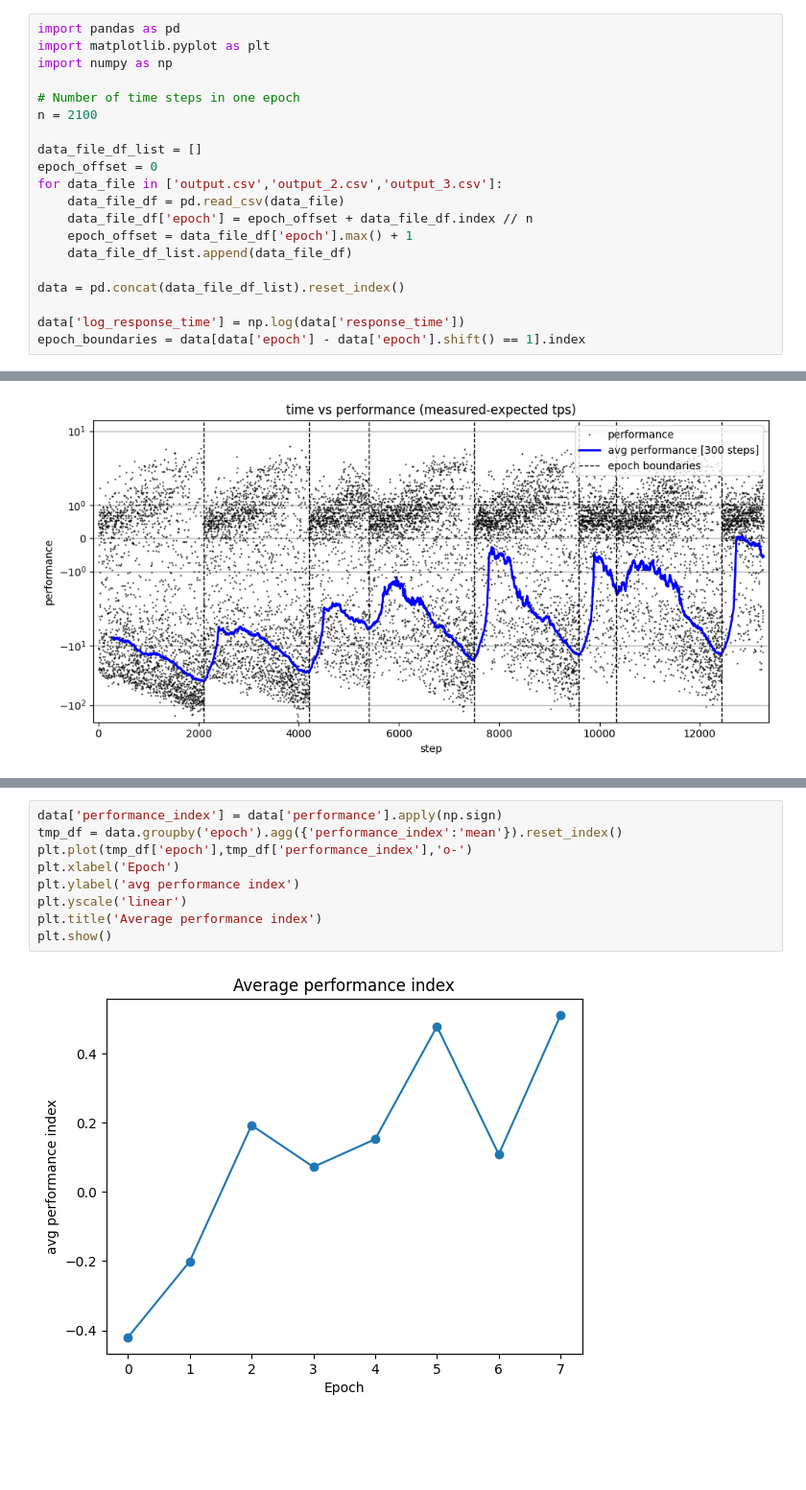
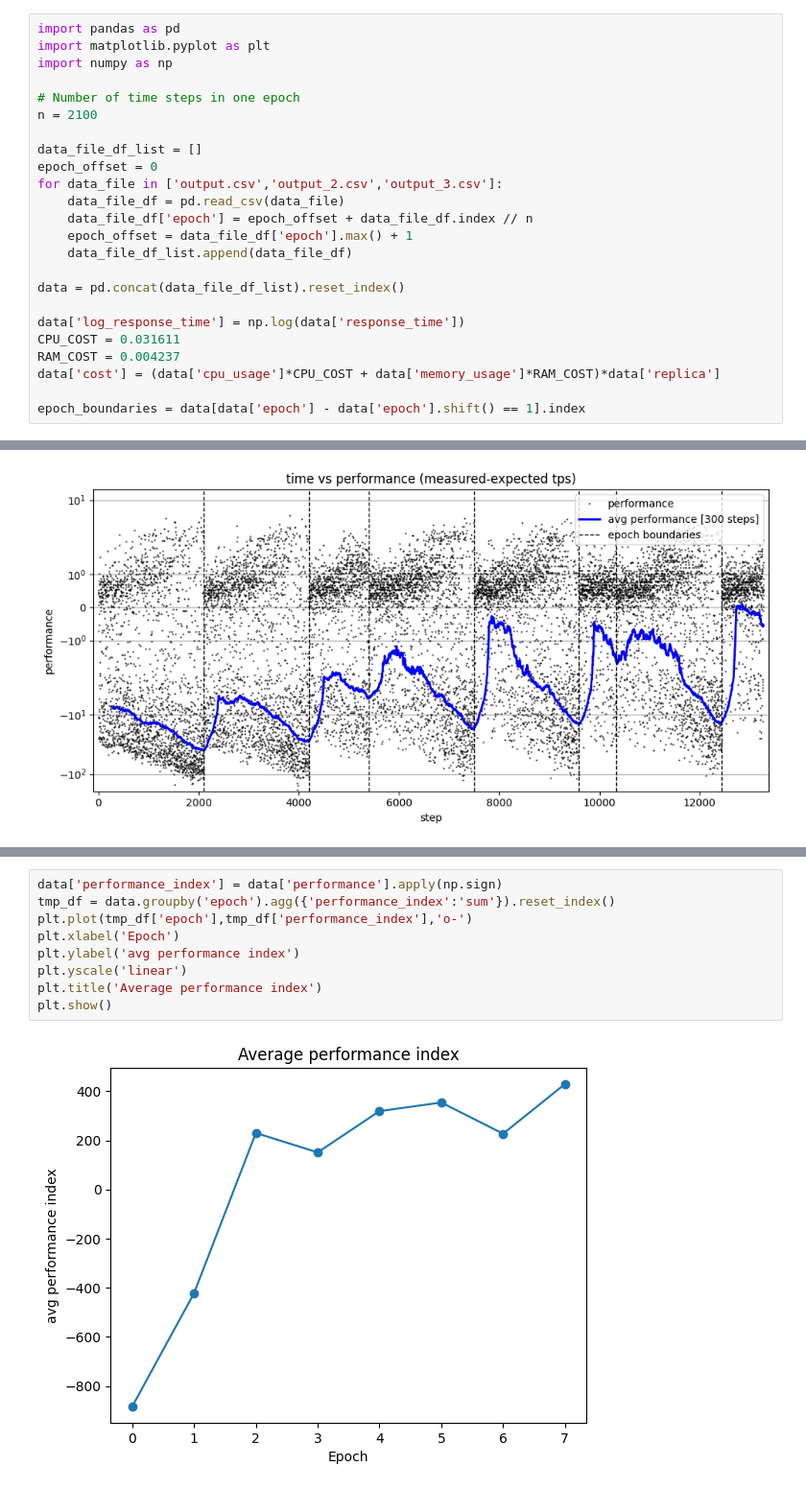
Before and after one commit to app2scale/agent, a Jupyter notebook: server_client_v2/visualize_results.ipynb, the cells around one changed output, grey strips where cells are left out. Shown at 96% size. Cells and saved outputs as stored; diff of their text form; blank space fills up the shorter version.

```diff
--- a/server_client_v2/visualize_results.ipynb
+++ b/server_client_v2/visualize_results.ipynb
@@ -17,6 +17,10 @@ for data_file in ['output.csv','output_2.csv','output_3.csv']:
 data = pd.concat(data_file_df_list).reset_index()
 
 data['log_response_time'] = np.log(data['response_time'])
+CPU_COST = 0.031611
+RAM_COST = 0.004237
+data['cost'] = (data['cpu_usage']*CPU_COST + data['memory_usage']*RAM_COST)*data['replica']
+
 epoch_boundaries = data[data['epoch'] - data['epoch'].shift() == 1].index
 # %% [markdown]
 # Load Profile
@@ -142,11 +151,11 @@ plt.show()
 # %%
 data['performance_index'] = data['performance'].apply(np.sign)
-tmp_df = data.groupby('epoch').agg({'performance_index':'mean'}).reset_index()
+tmp_df = data.groupby('epoch').agg({'performance_index':'sum'}).reset_index()
 plt.plot(tmp_df['epoch'],tmp_df['performance_index'],'o-')
 plt.xlabel('Epoch')
 plt.ylabel('avg performance index')
 plt.yscale('linear')
 plt.title('Average performance index')
 plt.show()
 # %% [output]
-[figure, old version]
+[figure, new version]
```
Also changed, not shown: parts of 3 cells of this notebook.
